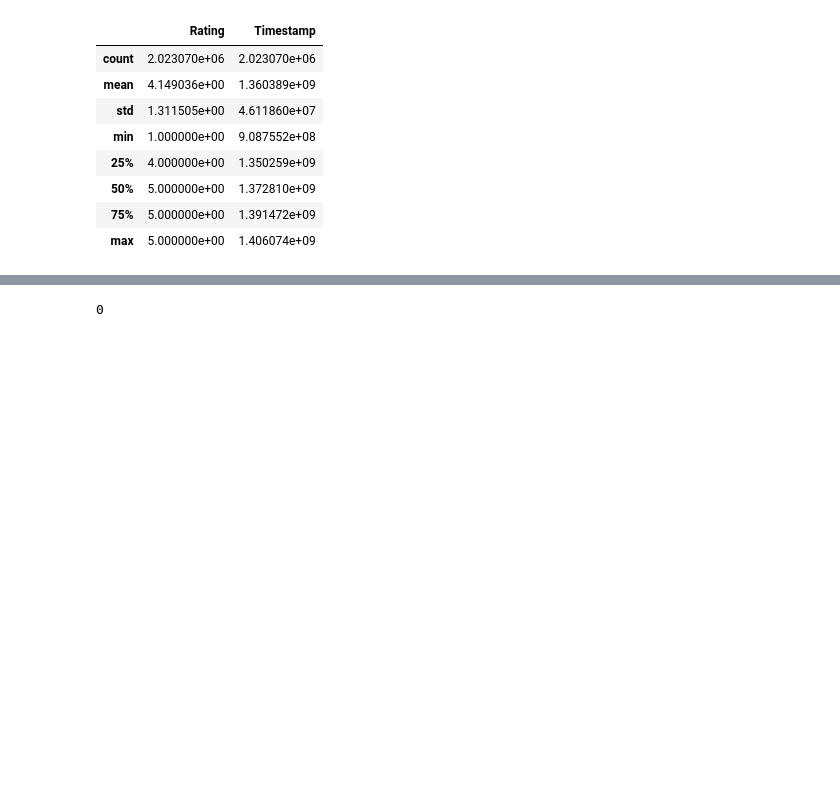
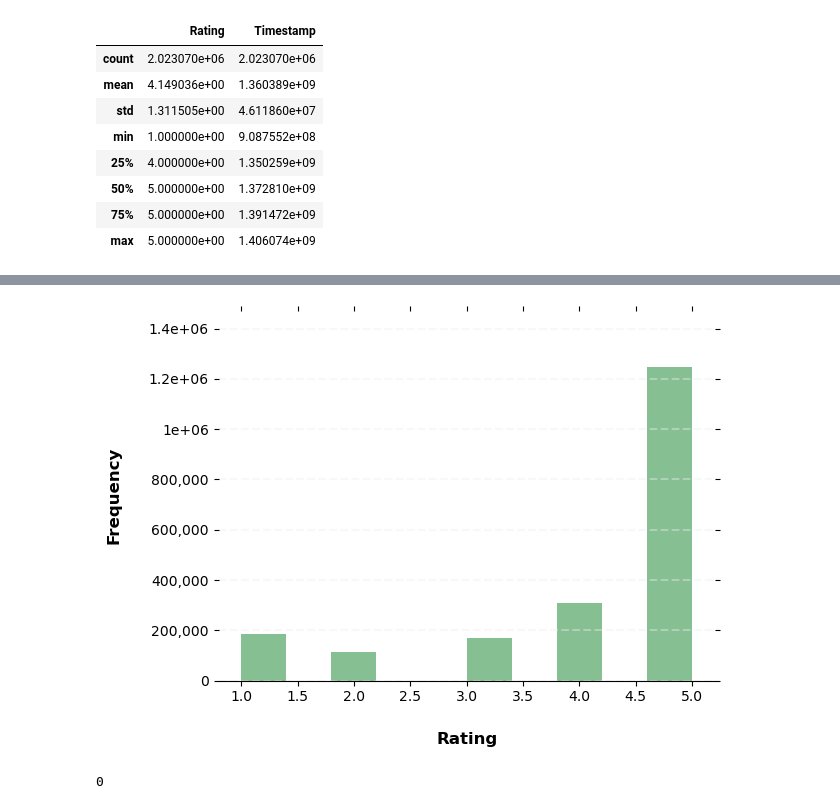
Before and after one commit to vgtgayan/rec-sys, a Jupyter notebook: eda.ipynb, the cells around one changed output, grey strips where cells are left out. Saved outputs shown, nothing was run; the diff lists cells and outputs as text; code cells hidden in the pictures; blank space fills up the shorter version.

```diff
--- a/eda.ipynb
+++ b/eda.ipynb
@@ -50,4 +52,34 @@ df.Rating.hist()
 [figure]
+# %%
+ax = df.hist(column='Rating', grid=False, color='#86bf91')
+
+for x in ax[0]:
+    # Despine
+    x.spines['right'].set_visible(False)
+    x.spines['top'].set_visible(False)
+    x.spines['left'].set_visible(False)
+
+    # Switch off ticks
+    x.tick_params(axis="both", which="both", bottom="off", top="off", labelbottom="on", left="off", right="off", labelleft="on")
+
+    # Draw horizontal axis lines
+    vals = x.get_yticks()
+    for tick in vals:
+        x.axhline(y=tick, linestyle='dashed', alpha=0.4, color='#eeeeee', zorder=1)
+
+    # Remove title
+    x.set_title("")
+
+    # Set x-axis label
+    x.set_xlabel("Rating", labelpad=20, weight='bold', size=12)
+
+    # Set y-axis label
+    x.set_ylabel("Frequency", labelpad=20, weight='bold', size=12)
+
+    # Format y-axis label
+    x.yaxis.set_major_formatter(StrMethodFormatter('{x:,g}'))
+# %% [output]
+[figure, added]
 # %%
 # Check for duplicates
 df.duplicated(subset=['UserId', 'ProductId']).sum()
```
Also changed, not shown: parts of 10 cells of this notebook, 4 other files.
